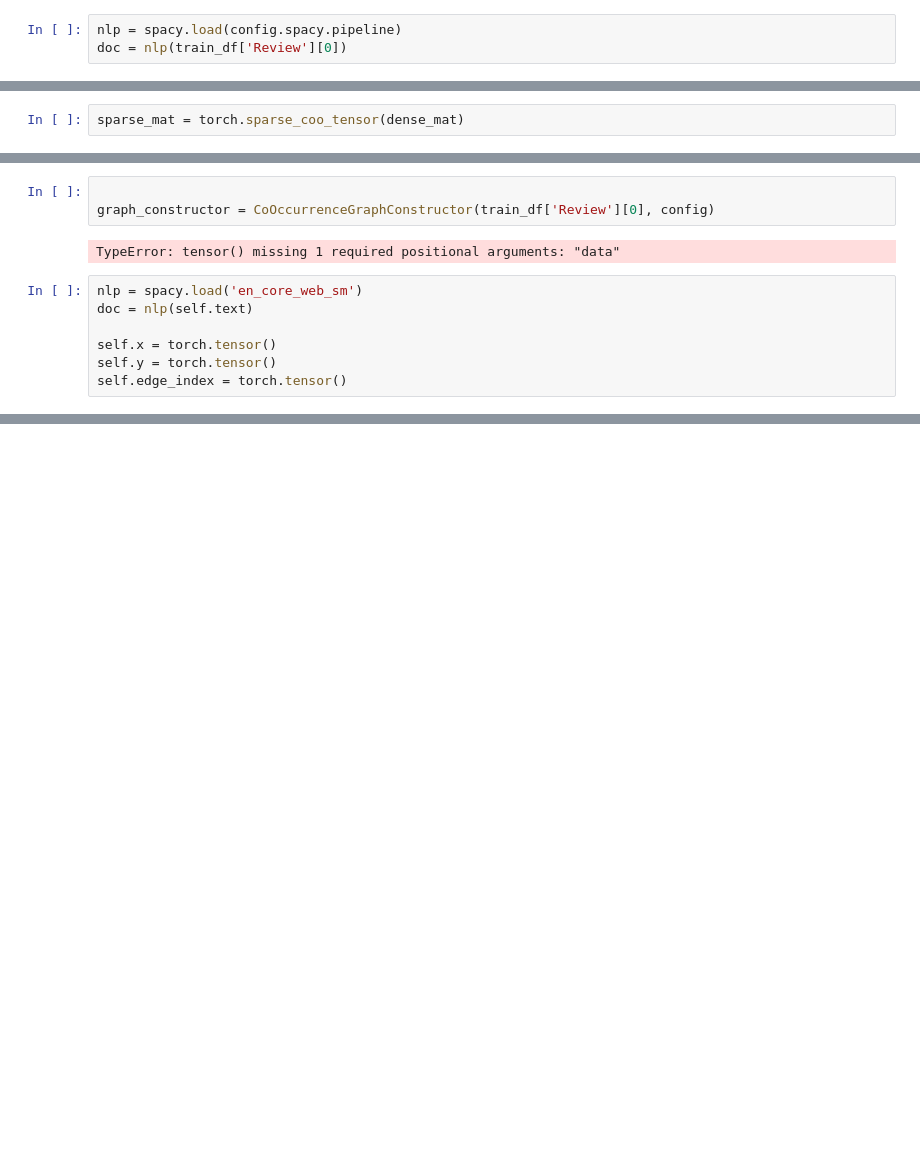
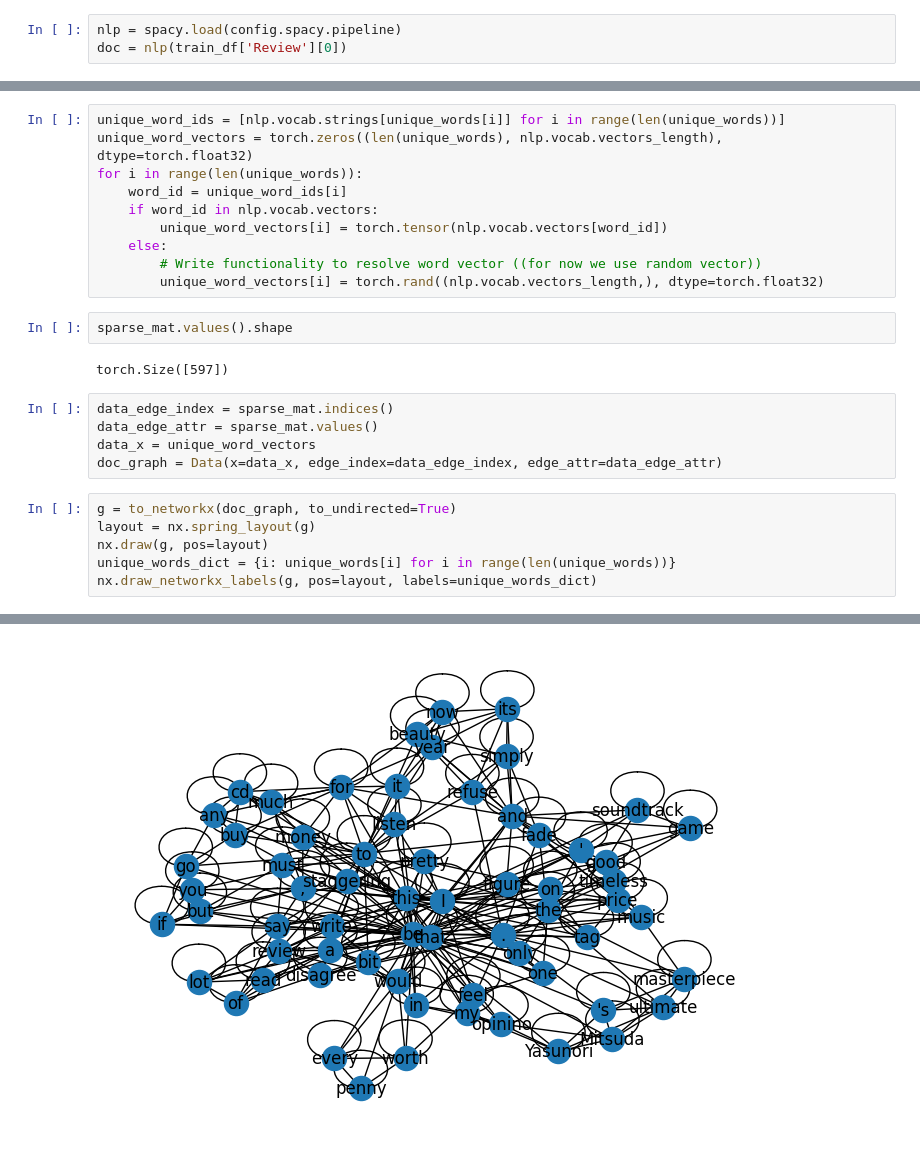
Before and after one commit to raziehAskarizade/Beyond-Words, a Jupyter notebook: Practices/GraphConstruction/TextToGraph/SimpleTextGraph/SimpleTextGraph.ipynb, the cells around one changed output, grey strips where cells are left out. Drawn from its saved outputs; the diff is of its cells as text; blank space fills up the shorter version.

Commit message:
KGC-26 Update ipynb of cooccurrence text to graph

```diff
--- a/Practices/GraphConstruction/TextToGraph/SimpleTextGraph/SimpleTextGraph.ipynb
+++ b/Practices/GraphConstruction/TextToGraph/SimpleTextGraph/SimpleTextGraph.ipynb
@@ -71,2 +69,0 @@ dense_mat = torch.nn.functional.normalize(dense_mat)
-# %%
-sparse_mat = torch.sparse_coo_tensor(dense_mat)
@@ -111,12 +70,26 @@ token.text: .
-# %%
-
-graph_constructor = CoOccurrenceGraphConstructor(train_df['Review'][0], config)
-# %% [output]
-TypeError: tensor() missing 1 required positional arguments: "data"
-# %%
-nlp = spacy.load('en_core_web_sm')
-doc = nlp(self.text)
-
-self.x = torch.tensor()
-self.y = torch.tensor()
-self.edge_index = torch.tensor()
+# %%
+unique_word_ids = [nlp.vocab.strings[unique_words[i]] for i in range(len(unique_words))]
+unique_word_vectors = torch.zeros((len(unique_words), nlp.vocab.vectors_length), dtype=torch.float32)
+for i in range(len(unique_words)):
+    word_id = unique_word_ids[i]
+    if word_id in nlp.vocab.vectors:
+        unique_word_vectors[i] = torch.tensor(nlp.vocab.vectors[word_id])
+    else:
+        # Write functionality to resolve word vector ((for now we use random vector))
+        unique_word_vectors[i] = torch.rand((nlp.vocab.vectors_length,), dtype=torch.float32)
+# %%
+sparse_mat.values().shape
+# %% [output]
+torch.Size([597])
+# %%
+data_edge_index = sparse_mat.indices()
+data_edge_attr = sparse_mat.values()
+data_x = unique_word_vectors
+doc_graph = Data(x=data_x, edge_index=data_edge_index, edge_attr=data_edge_attr)
+# %%
+g = to_networkx(doc_graph, to_undirected=True)
+layout = nx.spring_layout(g)
+nx.draw(g, pos=layout)
+unique_words_dict = {i: unique_words[i] for i in range(len(unique_words))}
+nx.draw_networkx_labels(g, pos=layout, labels=unique_words_dict)
+# %% [output]
@@ -122,0 +113 @@ self.edge_index = torch.tensor()
+[figure, added]
```
Also changed, not shown: parts of 8 cells of this notebook, 1 other file.
